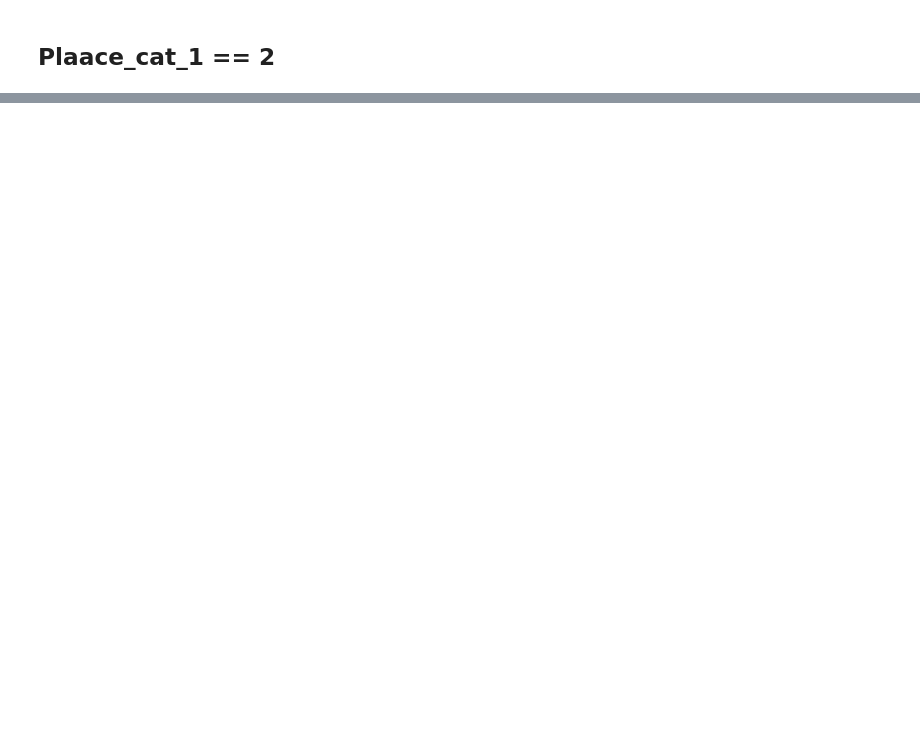
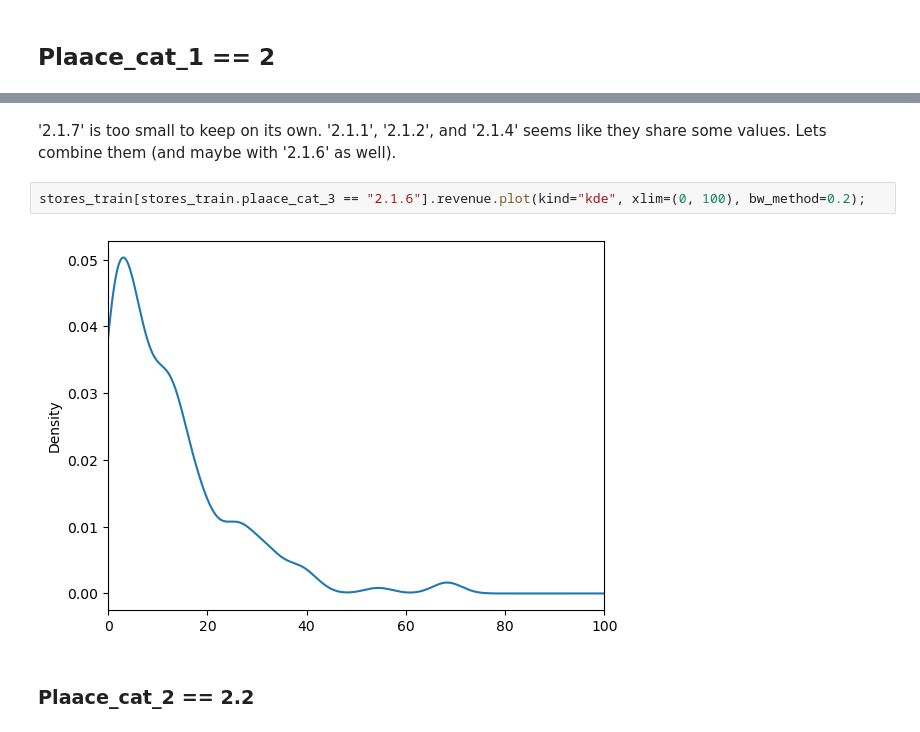
Before and after one commit to halvorlinder/TDT4173-Machine-Learning, a Jupyter notebook: plaace_cat.ipynb, the cells around one changed output, grey strips where cells are left out. Saved outputs shown, nothing was run; the diff lists cells and outputs as text; blank space fills up the shorter version.

```diff
--- a/plaace_cat.ipynb
+++ b/plaace_cat.ipynb
@@ -237,0 +398,8 @@ Not really a lot to get from this. '1.4' is way too small and should just be par
+# %% [markdown]
+'2.1.7' is too small to keep on its own. '2.1.1', '2.1.2', and '2.1.4' seems like they share some values. Lets combine them (and maybe with '2.1.6' as well).
+# %%
+stores_train[stores_train.plaace_cat_3 == "2.1.6"].revenue.plot(kind="kde", xlim=(0, 100), bw_method=0.2);
+# %% [output]
+[figure, added]
+# %% [markdown]
+### Plaace_cat_2 == 2.2
```
Also changed, not shown: parts of 79 cells of this notebook.
